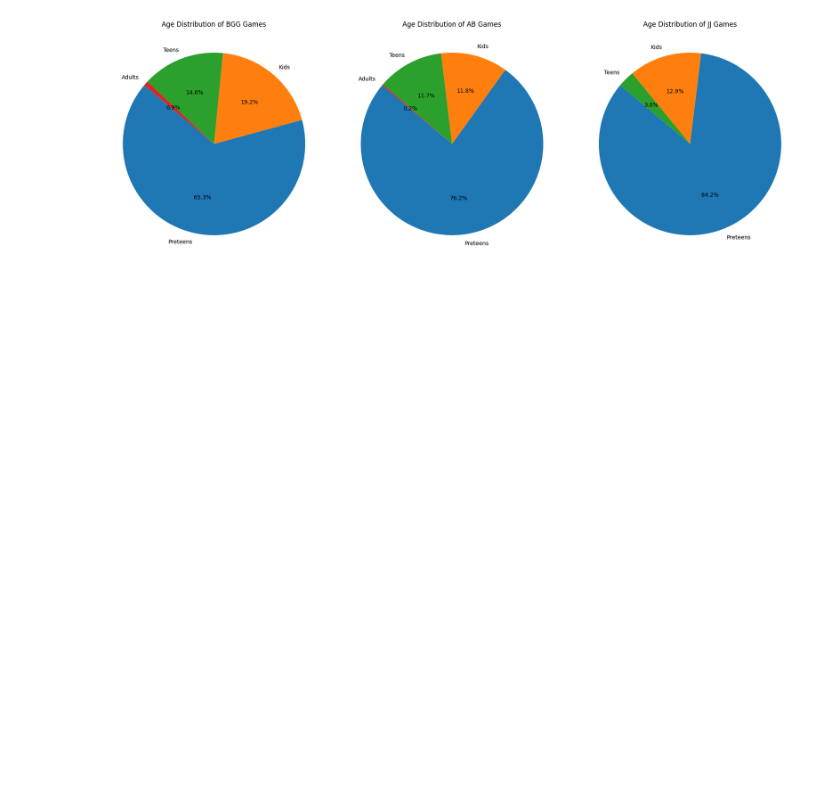
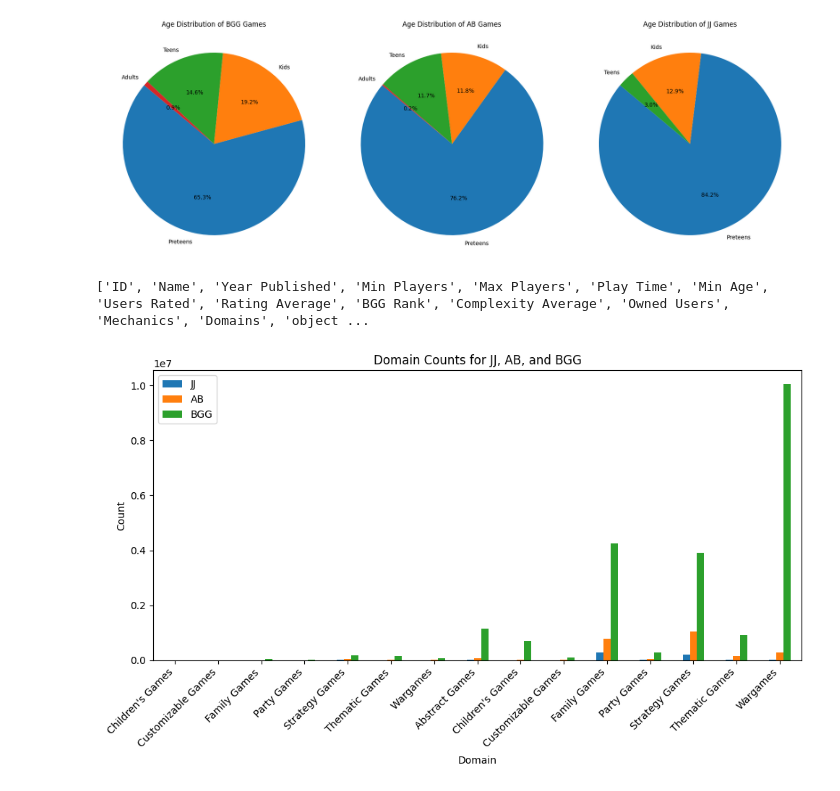
Before and after one commit to tanis2116/Board_Game_Analysis, a Jupyter notebook: Board Game Analsyis.ipynb, the cells around one changed output. Cells and saved outputs as stored; diff of their text form; code cells hidden in the pictures; blank space fills up the shorter version.

Commit message:
hot mess for bar graph addition

```diff
--- a/Board Game Analsyis.ipynb
+++ b/Board Game Analsyis.ipynb
@@ -113,3 +113,45 @@ plt.show()
 298
 Out of the total 20327 games listed on Board Games Geek, Adam has 1757 or 8.64% and Judd has 298 or 1.47%
 [figure]
+# %%
+print(list(result.columns))
+
+# Reset index to make sure 'Domains' column is accessible again
+result_reset = result.reset_index()
+
+# Now split the 'Domains' column
+result_split = result_reset['Domains'].str.split(',', expand=True).stack().reset_index(level=1, drop=True)
+result_split.name = 'Domain'
+
+# Check the result_split DataFrame
+#print(result_split.head())
+
+# Step 2: Create a new DataFrame that counts occurrences for each domain
+df = pd.DataFrame({'Domain': result_split})
+
+# For JJ: Filter the rows where own_jj == 1
+df['JJ'] = df['Domain'].apply(lambda x: (result['Domains'].str.contains(x) & (result['own_jj'] == 1)).sum())
+
+# For AB: Filter the rows where own_ab == 1
+df['AB'] = df['Domain'].apply(lambda x: (result['Domains'].str.contains(x) & (result['own_ab'] == 1)).sum())
+
+# For BGG: Count all rows for the domain (all entries count for BGG)
+df['BGG'] = df['Domain'].apply(lambda x: (result['Domains'].str.contains(x)).sum())
+
+# Step 3: Aggregate counts by domain
+aggregated_data = df.groupby('Domain')[['JJ', 'AB', 'BGG']].sum()
+
+# Step 4: Plot the bar graph
+aggregated_data.plot(kind='bar', figsize=(10, 6))
+
+plt.title('Domain Counts for JJ, AB, and BGG')
+plt.ylabel('Count')
+plt.xlabel('Domain')
+plt.xticks(rotation=45, ha='right')  # Rotate x-axis labels for better readability
+plt.tight_layout()  # Adjust the layout to prevent overlap
+
+# Show the plot
+plt.show()
+# %% [output]
+['ID', 'Name', 'Year Published', 'Min Players', 'Max Players', 'Play Time', 'Min Age', 'Users Rated', 'Rating Average', 'BGG Rank', 'Complexity Average', 'Owned Users', 'Mechanics', 'Domains', 'object ...
+[figure, added]
```
Also changed, not shown: parts of 1 cell of this notebook.
